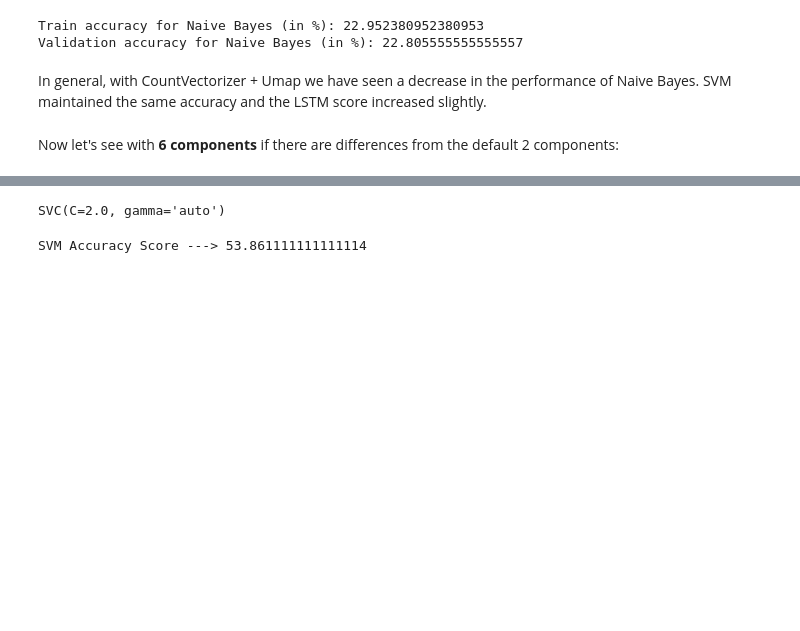
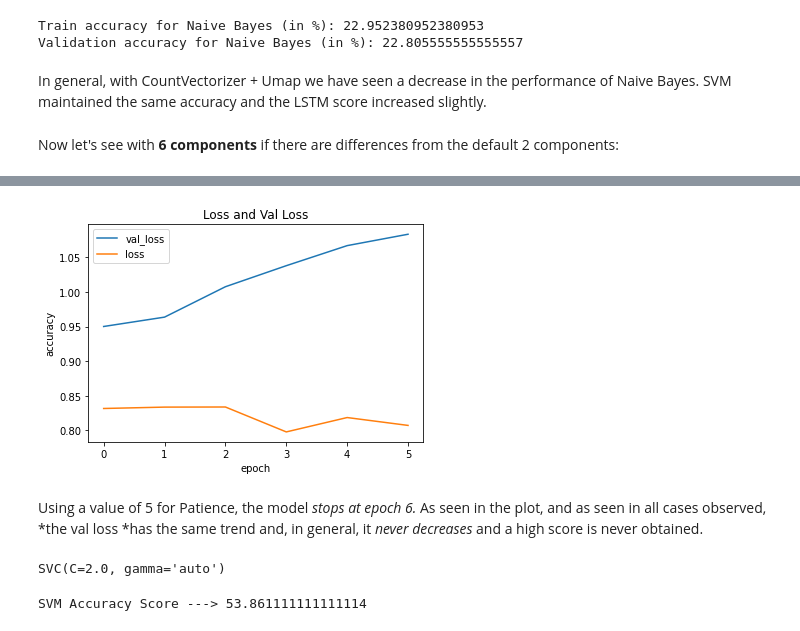
Before and after one commit to lwdovico/goodreads-book-reviews, a Jupyter notebook: Notebooks/07_LSTM_SVM_Naive_Comparisons_On_Genre.ipynb, the cells around one changed output, grey strips where cells are left out. Cells and saved outputs as stored; diff of their text form; code cells hidden in the pictures; blank space fills up the shorter version.

Commit message:
Adding Plots and Slides

```diff
--- a/Notebooks/07_LSTM_SVM_Naive_Comparisons_On_Genre.ipynb
+++ b/Notebooks/07_LSTM_SVM_Naive_Comparisons_On_Genre.ipynb
@@ -694,3 +694,15 @@ Epoch 6/10
+# %%
+plt.plot(history.history['val_loss'])
+plt.plot(history.history['loss'])
+plt.title('Loss and Val Loss')
+plt.ylabel('accuracy')
+plt.xlabel('epoch')
+plt.legend(['val_loss', 'loss'], loc='upper left')
+plt.show()
+# %% [output]
+[figure, added]
+# %% [markdown]
+Using a value of 5 for Patience, the model *stops at epoch 6.* As seen in the plot, and as seen in all cases observed, *the val loss *has the same trend and, in general, it *never decreases* and a high score is never obtained.
 # %%
 #Splitting the data into train and test datasets
 Xtrain, Xval, Ytrain, Yval = train_test_split(embedding,Yt,test_size=0.3)
```
Also changed, not shown: parts of 14 cells of this notebook, 1 other file.
